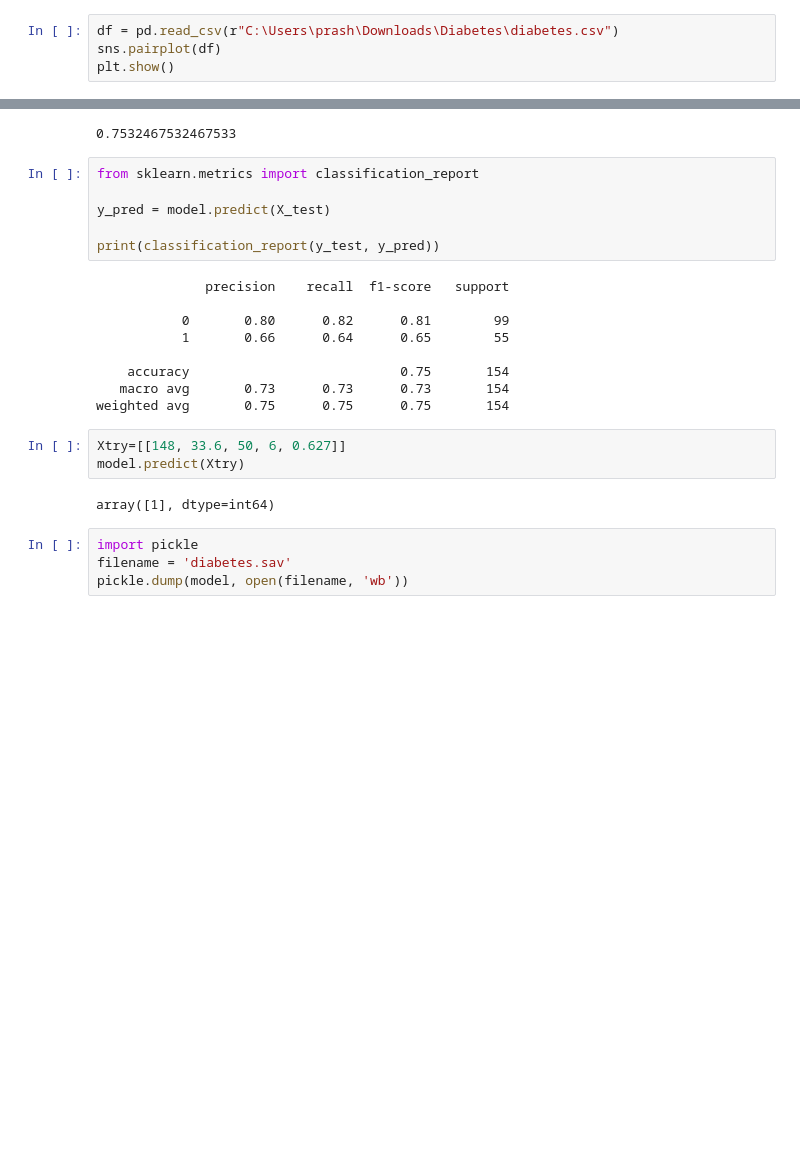
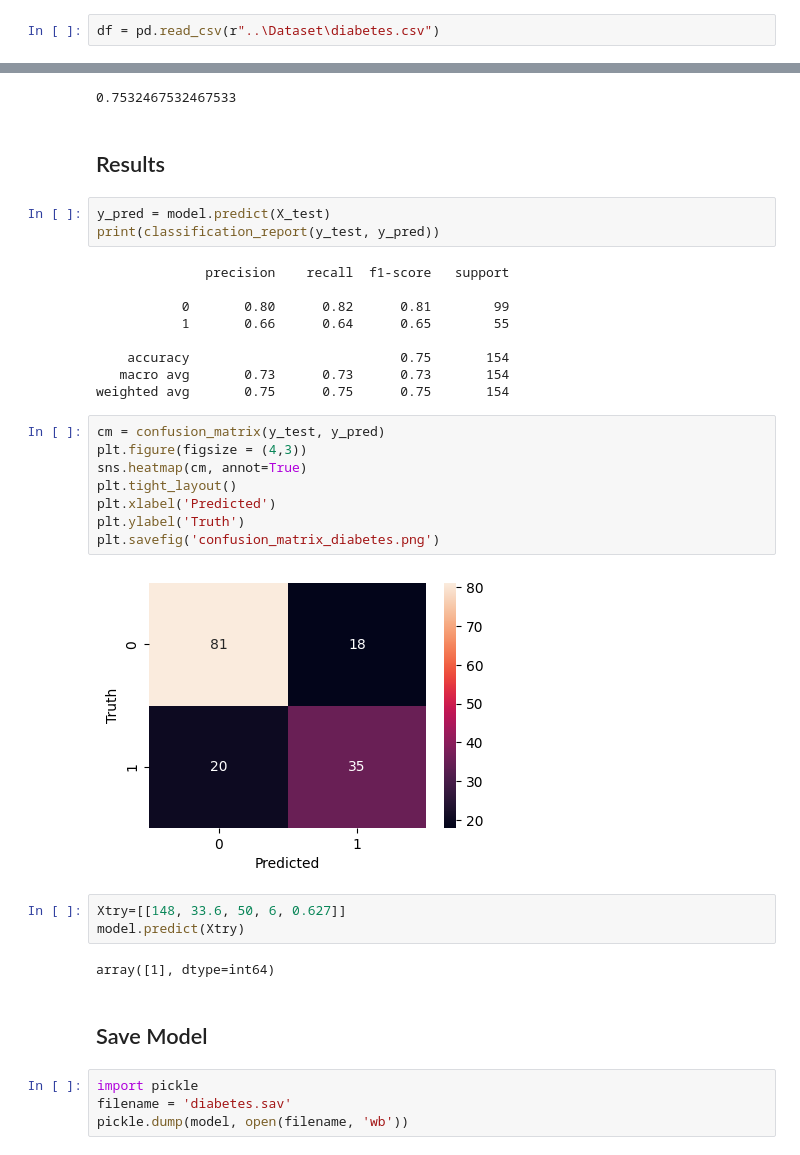
Before and after one commit to Pradnya2203/MedicalAssistant, a Jupyter notebook: Backend/PythonNotebooks/diabetes.ipynb, the cells around one changed output, grey strips where cells are left out. Saved outputs shown, nothing was run; the diff lists cells and outputs as text; blank space fills up the shorter version.

```diff
--- a/Backend/PythonNotebooks/diabetes.ipynb
+++ b/Backend/PythonNotebooks/diabetes.ipynb
@@ -6,4 +9,2 @@ import matplotlib.pyplot as plt
 # %%
-df = pd.read_csv(r"C:\Users\prash\Downloads\Diabetes\diabetes.csv")
-sns.pairplot(df)
-plt.show()
+df = pd.read_csv(r"..\Dataset\diabetes.csv")
@@ -83,11 +67,10 @@ LogisticRegression(max_iter=1000)
 model.score(X_test, y_test)
 # %% [output]
 0.7532467532467533
+# %% [markdown]
+## Results
 # %%
-from sklearn.metrics import classification_report
-
 y_pred = model.predict(X_test)
-
 print(classification_report(y_test, y_pred))
 # %% [output]
               precision    recall  f1-score   support
@@ -98,11 +81,23 @@ print(classification_report(y_test, y_pred))
     accuracy                           0.75       154
    macro avg       0.73      0.73      0.73       154
 weighted avg       0.75      0.75      0.75       154
+# %%
+cm = confusion_matrix(y_test, y_pred)
+plt.figure(figsize = (4,3))
+sns.heatmap(cm, annot=True)
+plt.tight_layout()
+plt.xlabel('Predicted')
+plt.ylabel('Truth')
+plt.savefig('confusion_matrix_diabetes.png')
+# %% [output]
+[figure, added]
 # %%
 Xtry=[[148, 33.6, 50, 6, 0.627]]
 model.predict(Xtry)
 # %% [output]
 array([1], dtype=int64)
+# %% [markdown]
+## Save Model
 # %%
 import pickle
 filename = 'diabetes.sav'
```
Also changed, not shown: parts of 5 cells of this notebook, 5 other files.
